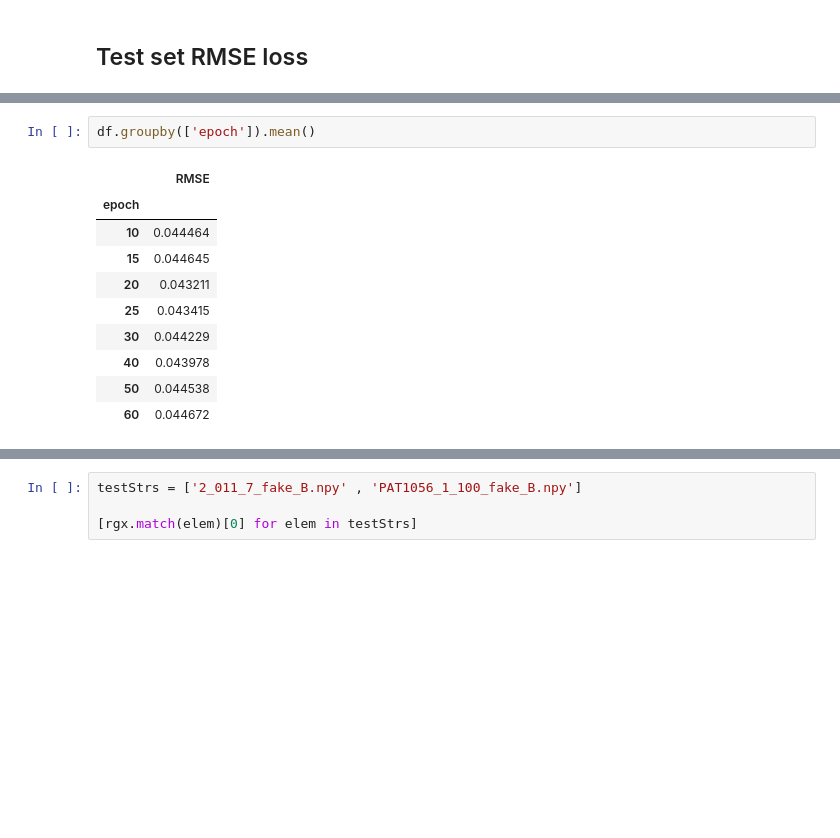
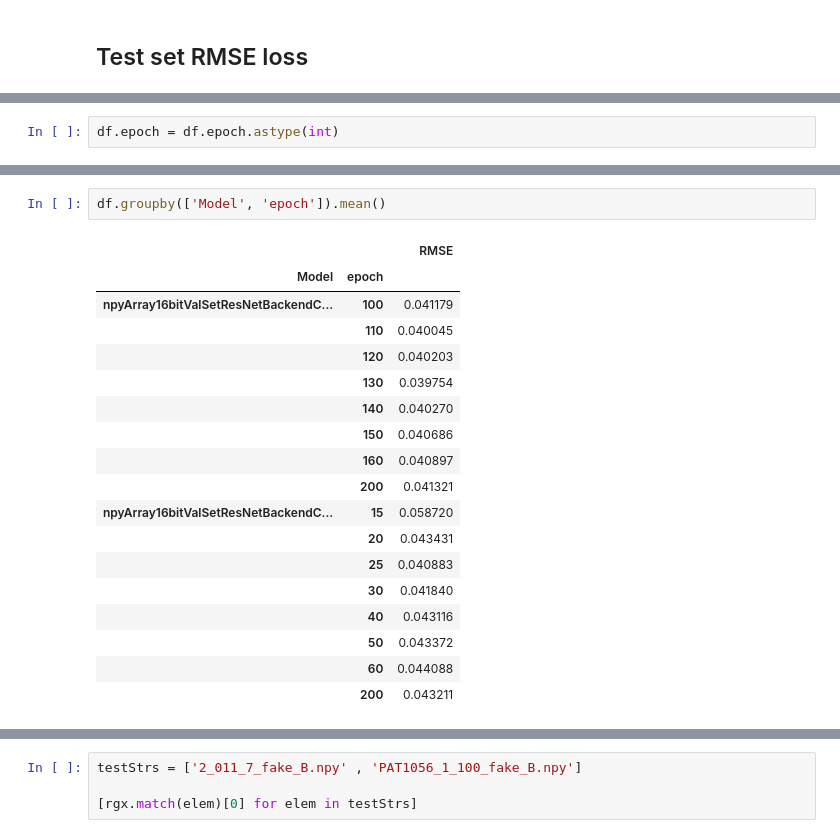
Before and after one commit to skarrea/pytorch-CycleGAN-and-pix2pix, a Jupyter notebook: displayModelPerformance.ipynb, the cells around one changed output, grey strips where cells are left out. Saved outputs shown, nothing was run; the diff lists cells and outputs as text; blank space fills up the shorter version.

```diff
--- a/displayModelPerformance.ipynb
+++ b/displayModelPerformance.ipynb
@@ -140,3 +159,5 @@ df
+# %%
+df.epoch = df.epoch.astype(int)
 # %%
 plt.figure(figsize = (12,12))
 sns.scatterplot(data = df.groupby(['Patient', 'epoch' , 'Model']).mean().reset_index(), x = 'epoch', y = 'RMSE', hue = 'Patient', style = 'Model')
@@ -147,14 +168,22 @@ sns.lineplot(data = df.groupby(['epoch']).mean().reset_index(), x = 'epoch', y =
 # %%
-df.groupby(['epoch']).mean()
+df.groupby(['Model', 'epoch']).mean()
 # %% [output]
-|  | RMSE |
-| epoch |  |
-| 10 | 0.044464 |
-| 15 | 0.044645 |
-| 20 | 0.043211 |
-| 25 | 0.043415 |
-| 30 | 0.044229 |
-| 40 | 0.043978 |
-| 50 | 0.044538 |
-| 60 | 0.044672 |
+|  |  | RMSE |
+| Model | epoch |  |
+| npyArray16bitValSetResNetBackendC... | 100 | 0.041179 |
+|  | 110 | 0.040045 |
+|  | 120 | 0.040203 |
+|  | 130 | 0.039754 |
+|  | 140 | 0.040270 |
+|  | 150 | 0.040686 |
+|  | 160 | 0.040897 |
+|  | 200 | 0.041321 |
+| npyArray16bitValSetResNetBackendC... | 15 | 0.058720 |
+|  | 20 | 0.043431 |
+|  | 25 | 0.040883 |
+|  | 30 | 0.041840 |
+|  | 40 | 0.043116 |
+|  | 50 | 0.043372 |
+|  | 60 | 0.044088 |
+|  | 200 | 0.043211 |
 # %%
```
Also changed, not shown: parts of 12 cells of this notebook, 1 other file.
